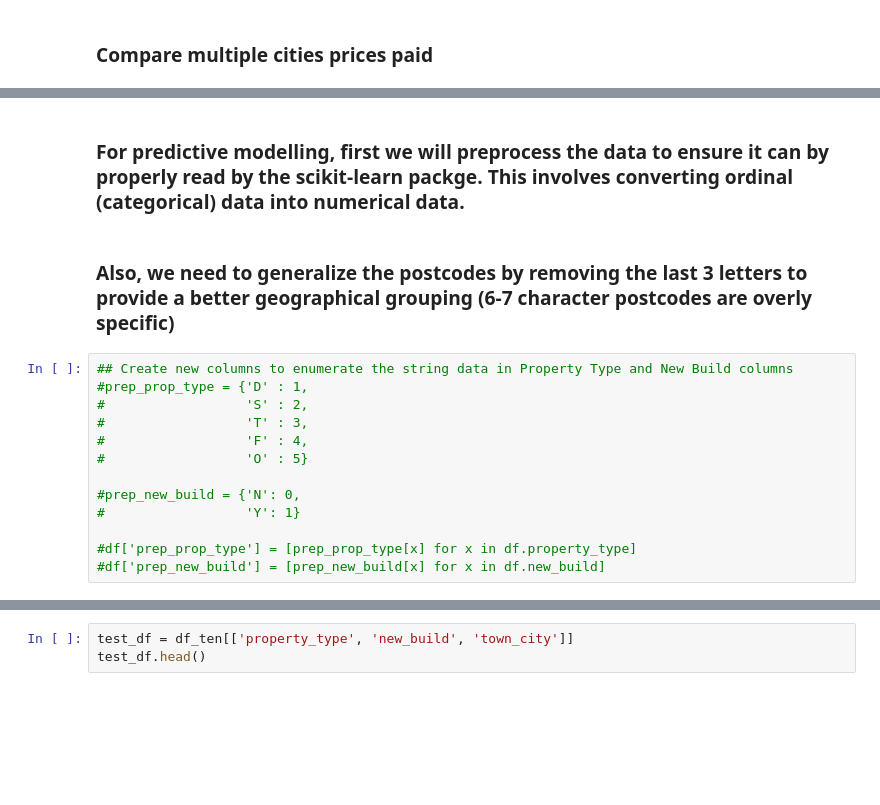
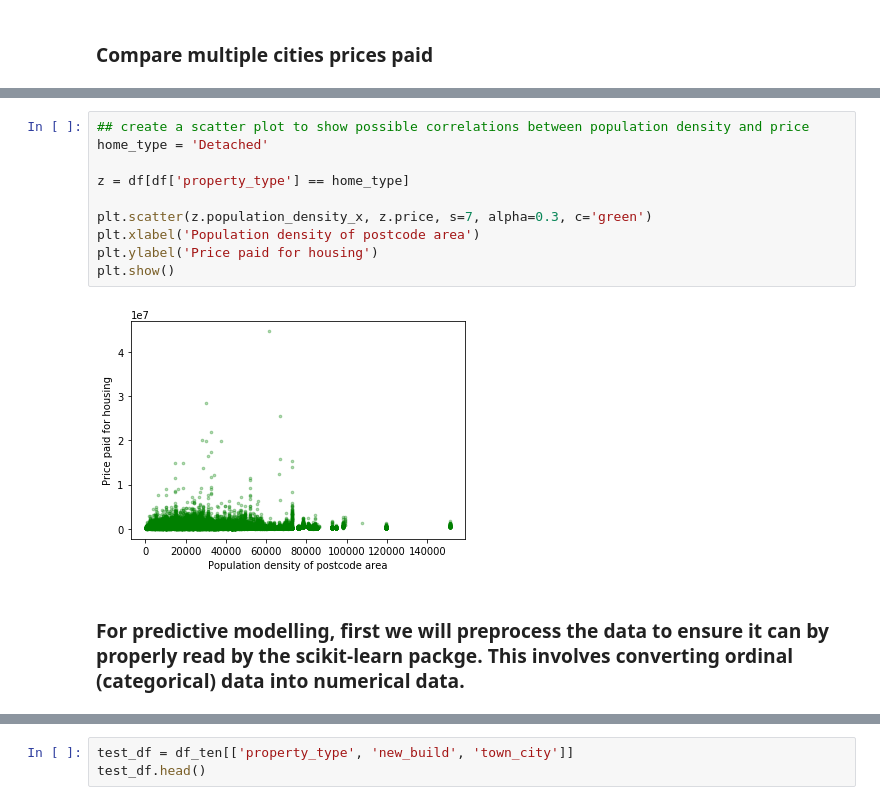
Before and after one commit to dudikbender/springboard, a Jupyter notebook: UK_prices_paid_analysis.ipynb, the cells around one changed output, grey strips where cells are left out. Saved outputs shown, nothing was run; the diff lists cells and outputs as text; blank space fills up the shorter version.

```diff
--- a/UK_prices_paid_analysis.ipynb
+++ b/UK_prices_paid_analysis.ipynb
@@ -154,20 +265,17 @@ plt.show()
+# %%
+## create a scatter plot to show possible correlations between population density and price
+home_type = 'Detached'
+
+z = df[df['property_type'] == home_type]
+
+plt.scatter(z.population_density_x, z.price, s=7, alpha=0.3, c='green')
+plt.xlabel('Population density of postcode area')
+plt.ylabel('Price paid for housing')
+plt.show()
+# %% [output]
+[figure, added]
 # %% [markdown]
 ### For predictive modelling, first we will preprocess the data to ensure it can by properly read by the scikit-learn packge. This involves converting ordinal (categorical) data into numerical data.
-# %% [markdown]
-### Also, we need to generalize the postcodes by removing the last 3 letters to provide a better geographical grouping (6-7 character postcodes are overly specific)
-# %%
-## Create new columns to enumerate the string data in Property Type and New Build columns
-#prep_prop_type = {'D' : 1,
-#                  'S' : 2,
-#                  'T' : 3,
-#                  'F' : 4,
-#                  'O' : 5}
-
-#prep_new_build = {'N': 0,
-#                  'Y': 1}
-
-#df['prep_prop_type'] = [prep_prop_type[x] for x in df.property_type]
-#df['prep_new_build'] = [prep_new_build[x] for x in df.new_build]
 # %%
 ## Create a new dataframe with only data from the top 10 cities by sales counts
 
```
Also changed, not shown: parts of 29 cells of this notebook.
